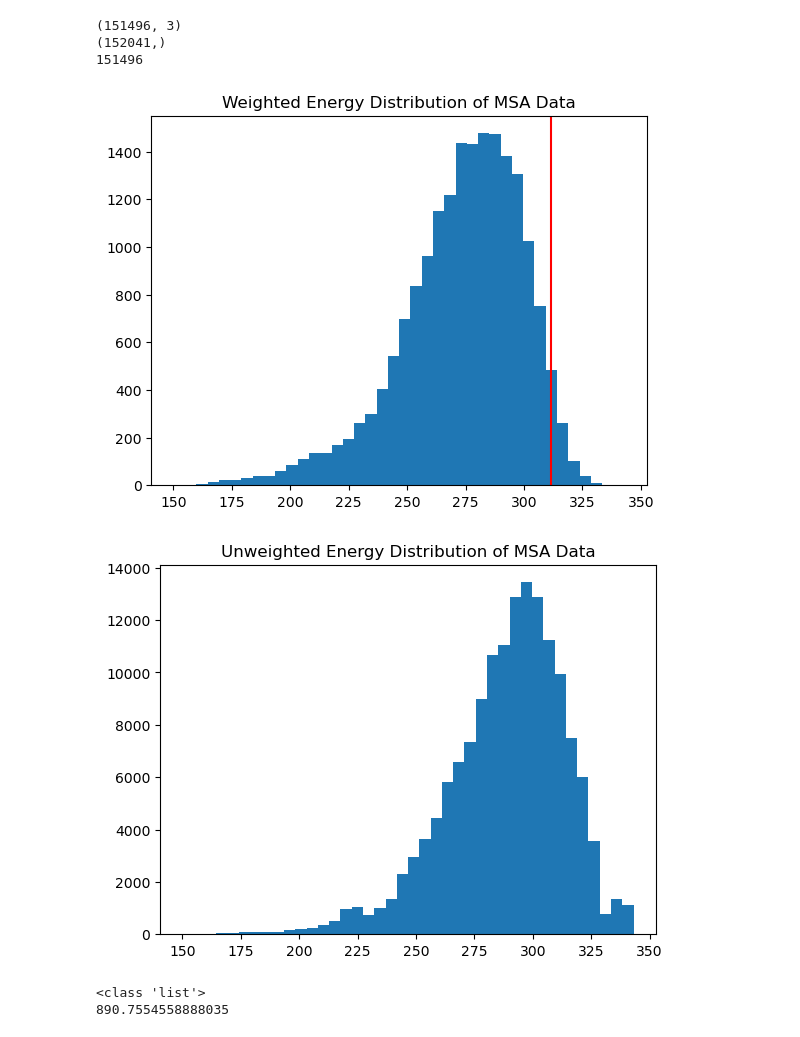
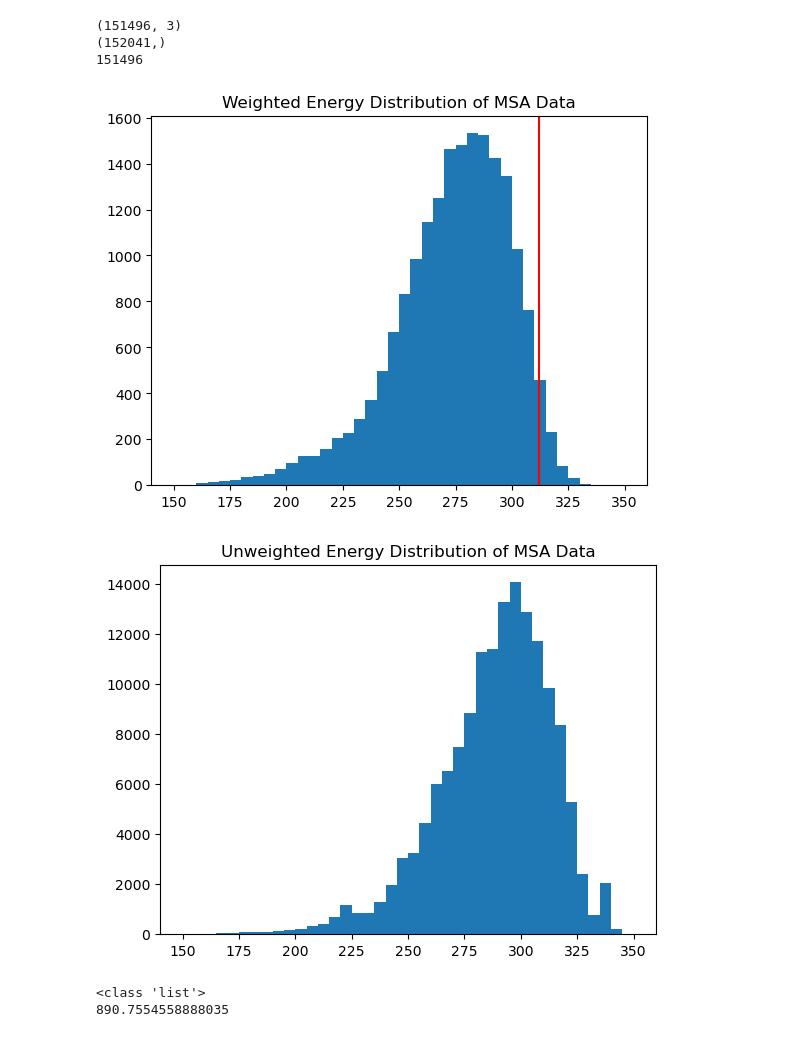
Before and after one commit to LDeng0205/msa_classify, a Jupyter notebook: potts.ipynb, the cells around one changed output. Cells and saved outputs as stored; diff of their text form; code cells hidden in the pictures.

```diff
--- a/potts.ipynb
+++ b/potts.ipynb
@@ -244,21 +244,21 @@ print(len(w_full_valid))
 (152041,)
 151496
 # %%
-plt.hist(msa_energies[:, 0], weights=w_full_valid, bins=40)
+plt.hist(msa_energies[:, 0], weights=w_full_valid, bins=40, range=(150, 350))
 
 plt.axvline(x=c.hamiltonians([c.seq()])[0][0], color='red')
 plt.title("Weighted Energy Distribution of MSA Data")
 # plt.yscale('log')
 plt.show()
 
 # plt.hist(mutant_energies[:, 0])
-plt.hist(msa_energies[:, 0], bins=40)
+plt.hist(msa_energies[:, 0], bins=40, range=(150, 350))
 plt.title("Unweighted Energy Distribution of MSA Data")
 # plt.yscale('log')
 plt.show()
 # %% [output]
-[figure, old version]
+[figure, new version]
-[figure, old version]
+[figure, new version]
 # %%
 msa_energies_10000 = mod_hamiltonians(S, c2.J_ij, c2.h_i)
 # %%
```
Also changed, not shown: parts of 2 cells of this notebook.
